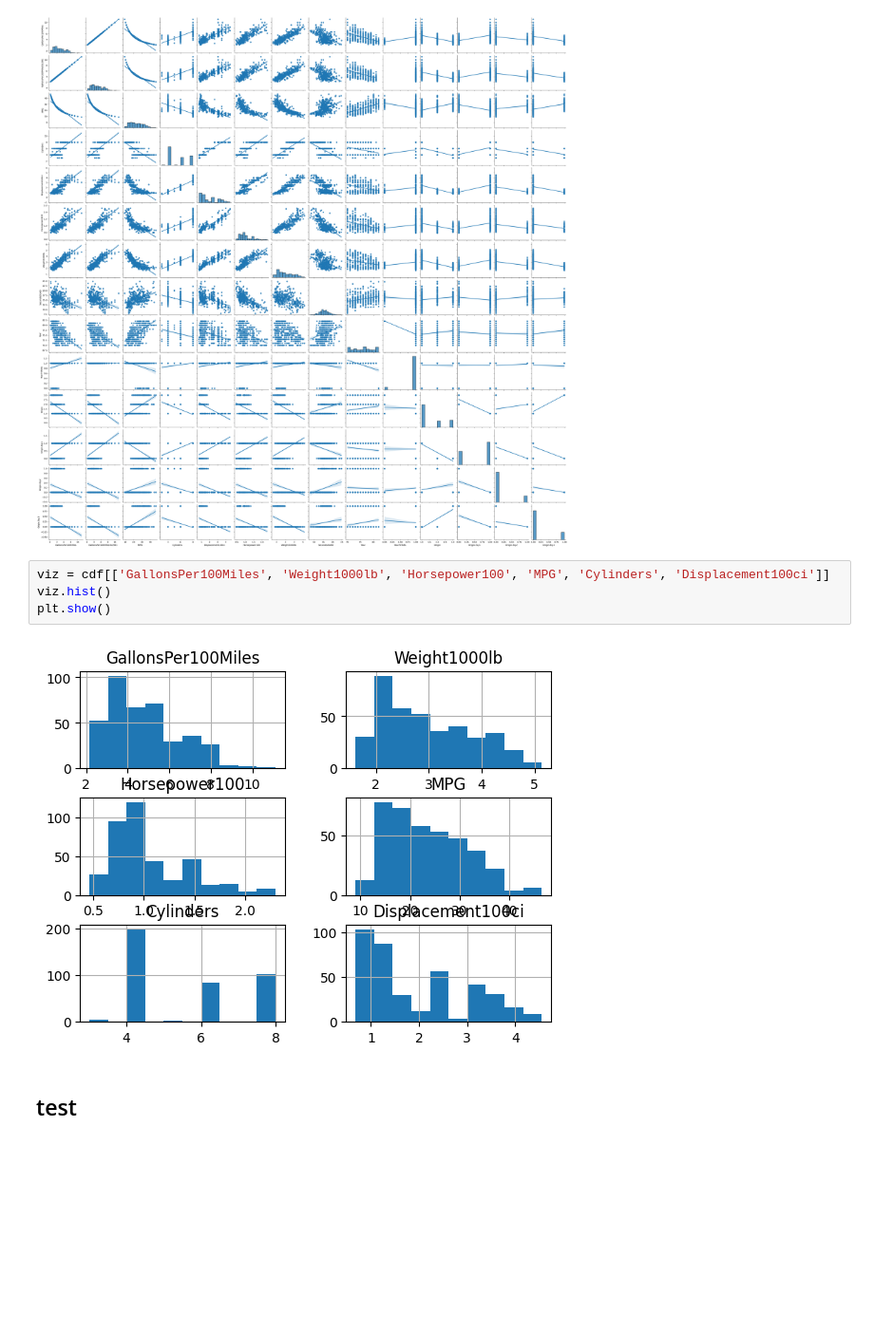
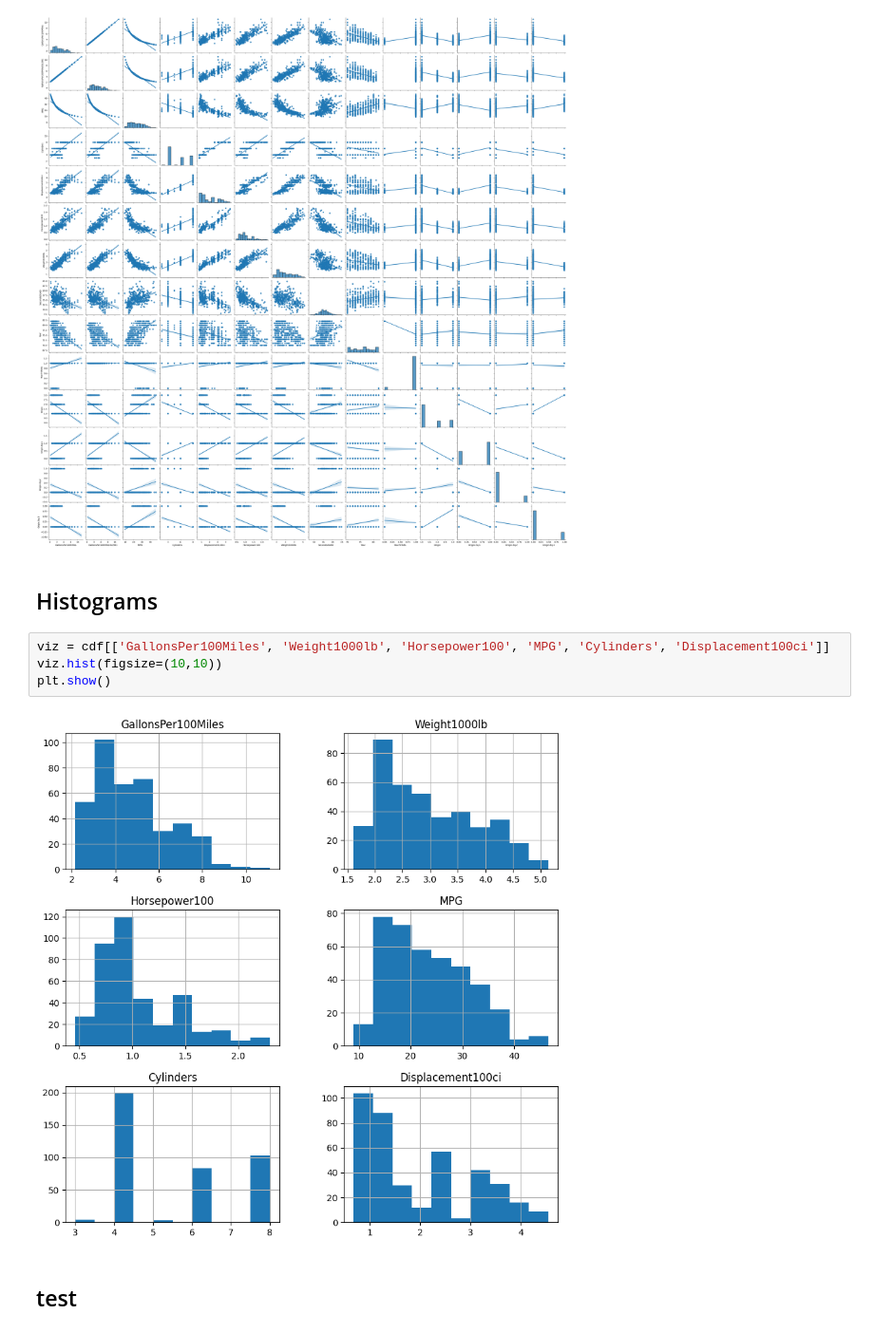
Before and after one commit to gibanator/assignment_3, a Jupyter notebook: linear_regression.ipynb, the cells around one changed output. Shown at 95% size. Drawn from its saved outputs; the diff is of its cells as text; blank space fills up the shorter version.

```diff
--- a/linear_regression.ipynb
+++ b/linear_regression.ipynb
@@ -61,12 +61,14 @@ sns.pairplot(df, kind='reg')
 # %% [output]
 <seaborn.axisgrid.PairGrid at 0x...>
 [figure]
+# %% [markdown]
+## Histograms
 # %%
 viz = cdf[['GallonsPer100Miles', 'Weight1000lb', 'Horsepower100', 'MPG', 'Cylinders', 'Displacement100ci']]
-viz.hist()
+viz.hist(figsize=(10,10))
 plt.show()
 # %% [output]
-[figure, old version]
+[figure, new version]
 # %% [markdown]
 ## test
 # %%
```
Also changed, not shown: parts of 15 cells of this notebook.
